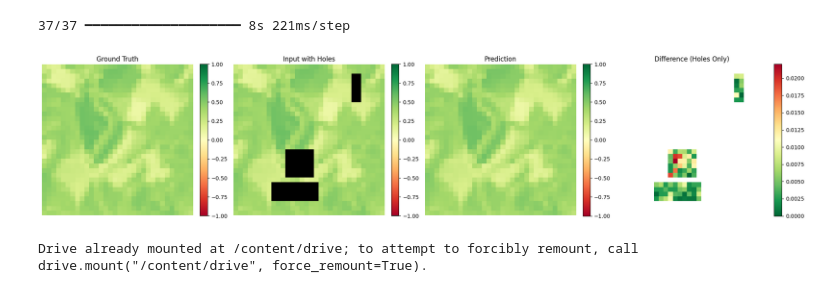
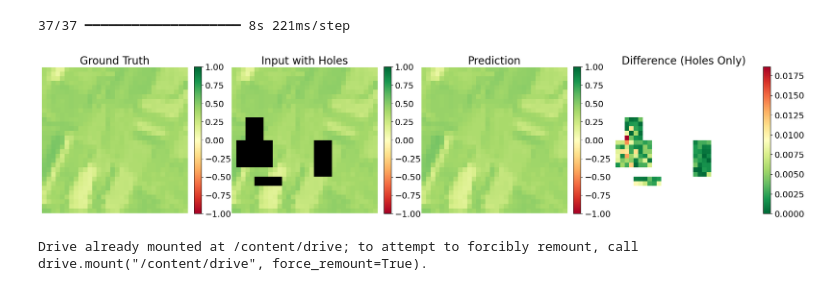
Before and after one commit to larasauser/2024_MLEES, a Jupyter notebook: Project/project_script.ipynb, the cells around one changed output. Drawn from its saved outputs; the diff is of its cells as text; code cells hidden in the pictures.

```diff
--- a/Project/project_script.ipynb
+++ b/Project/project_script.ipynb
@@ -1159,44 +1159,48 @@ difference = np.abs(X_test - y_pred.squeeze())  # Différence absolue
 # Créer un masque pour afficher uniquement les trous
 mask_holes = (y_test == 10)  # Masque des pixels troués
 difference_holes_only = np.where(mask_holes, difference, np.nan)  # Masque les autres pixels
 
 # Visualisation des résultats
-idx = 427  # Index pour visualiser un échantillon spécifique
+idx = 827  # Index pour visualiser un échantillon spécifique
 
 plt.figure(figsize=(20, 5))
 
 # Vérité terrain
 plt.subplot(1, 4, 1)
-plt.title("Ground Truth")
+plt.title("Ground Truth", fontsize=20)  # Increase font size
 img1 = plt.imshow(X_test[idx, :, :], cmap='RdYlGn', norm=norm)
 plt.axis('off')
-plt.colorbar(img1, fraction=0.046, pad=0.04)
+cbar1 = plt.colorbar(img1, fraction=0.046, pad=0.04)
+cbar1.ax.tick_params(labelsize=16)  # Increase colorbar font size
 
 # Image d'entrée avec trous
 plt.subplot(1, 4, 2)
-plt.title("Input with Holes")
+plt.title("Input with Holes", fontsize=20)  # Increase font size
 img2 = plt.imshow(y_test[idx, :, :], cmap=custom_cmap, norm=norm)
 plt.axis('off')
-plt.colorbar(img2, fraction=0.046, pad=0.04)
+cbar2 = plt.colorbar(img2, fraction=0.046, pad=0.04)
+cbar2.ax.tick_params(labelsize=16)  # Increase colorbar font size
 
 # Prédictions
 plt.subplot(1, 4, 3)
-plt.title("Prediction")
+plt.title("Prediction", fontsize=20)  # Increase font size
 img3 = plt.imshow(y_pred[idx, :, :], cmap='RdYlGn', norm=norm)
 plt.axis('off')
-plt.colorbar(img3, fraction=0.046, pad=0.04)
+cbar3 = plt.colorbar(img3, fraction=0.046, pad=0.04)
+cbar3.ax.tick_params(labelsize=16)  # Increase colorbar font size
 
 # Différence uniquement dans les trous
 plt.subplot(1, 4, 4)
-plt.title("Difference (Holes Only)")
-img4 = plt.imshow(difference_holes_only[idx, :, :], cmap='RdYlGn_r',vmin=0)  # Colormap pour différences
+plt.title("Difference (Holes Only)", fontsize=20)  # Increase font size
+img4 = plt.imshow(difference_holes_only[idx, :, :], cmap='RdYlGn_r', vmin=0)  # Colormap pour différences
 plt.axis('off')
-plt.colorbar(img4, fraction=0.046, pad=0.04)
+cbar4 = plt.colorbar(img4, fraction=0.046, pad=0.04)
+cbar4.ax.tick_params(labelsize=16)  # Increase colorbar font size
 
 plt.tight_layout()
 plt.show()
 # %% [output]
-[figure, old version]
+[figure, new version]
 # %%
 # Load the model
 from tensorflow.keras.models import load_model
```
